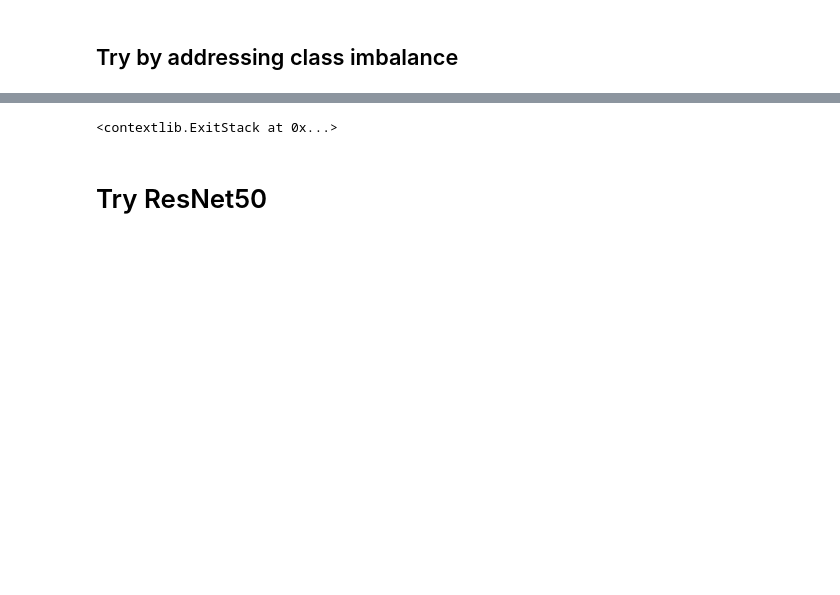
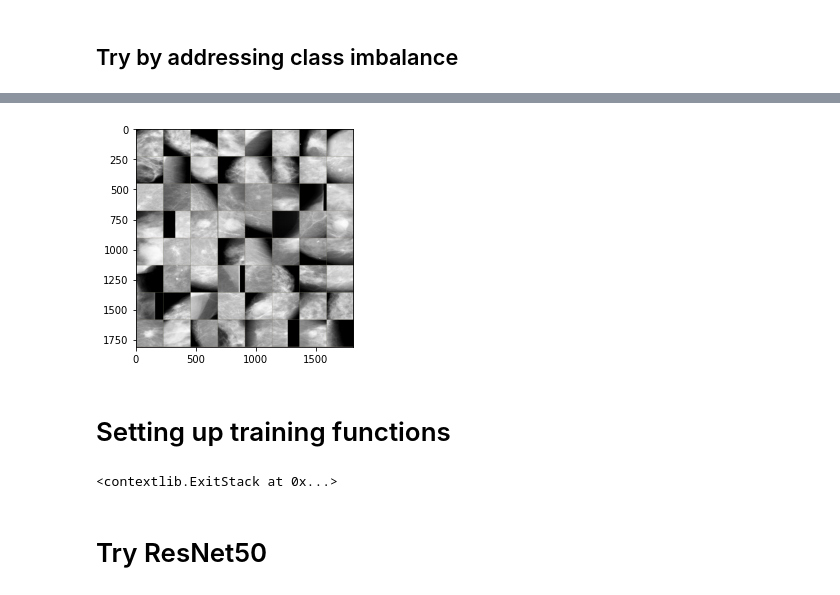
Before and after one commit to chrisporras/graddiss, a Jupyter notebook: Audrey_Copy_of_GradientDissentersHackathon2023.ipynb, the cells around one changed output, grey strips where cells are left out. Drawn from its saved outputs; the diff is of its cells as text; code cells hidden in the pictures; blank space fills up the shorter version.

```diff
--- a/Audrey_Copy_of_GradientDissentersHackathon2023.ipynb
+++ b/Audrey_Copy_of_GradientDissentersHackathon2023.ipynb
@@ -223,7 +223,10 @@ from torchvision import datasets, transforms
 
 # Define transforms I want to use
 data_transforms = transforms.Compose([
-    transforms.RandomResizedCrop(224), # Some data augmentation
+    transforms.Resize((224,224)),
+    # transforms.Resize(256),
+    # transforms.CenterCrop(224),
+    # transforms.RandomResizedCrop(224), # Some data augmentation --> get rid of? Seems to get padded areas
     transforms.RandomHorizontalFlip(), # Some data augmentation
     transforms.Normalize([0.485, 0.456, 0.406], [0.229, 0.224, 0.225])
 ])
@@ -350,3 +377,16 @@ dataset_sizes = {"train": len(train_dataset),
+# %%
+# To get a batch of images
+temp_img, temp_lab = next(iter(dataloaders["train"]))
+# Make a grid from batch
+out = torchvision.utils.make_grid(temp_img)
+imshow(out)
+# imshow(out, title=[num_labels[x.item()] for x in temp_lab])
+
+plt.show()
+# %% [output]
+[figure, added]
+# %% [markdown]
+# Setting up training functions
 # %%
 from __future__ import print_function, division
 
```
Also changed, not shown: parts of 7 cells of this notebook.
